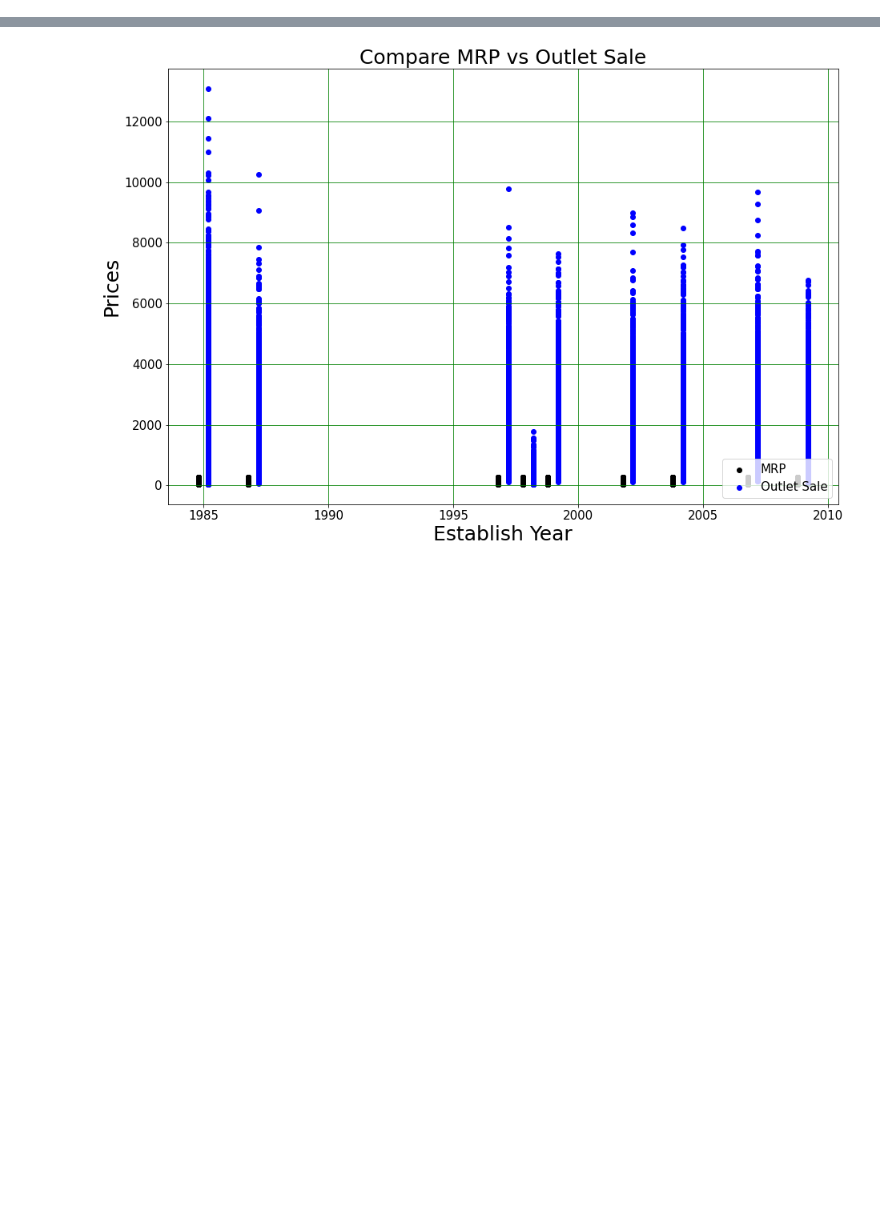
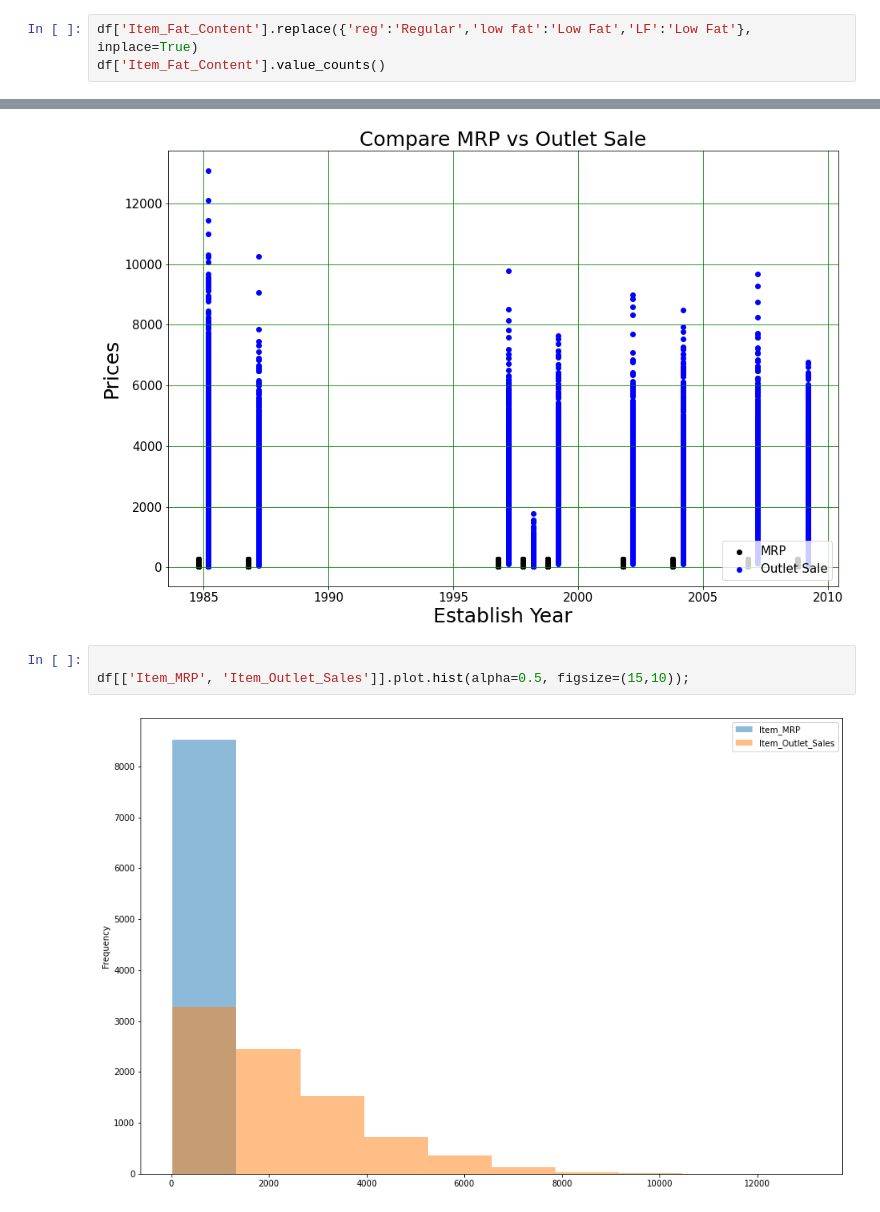
Before and after one commit to Walt1231/Sales_Predictions-, a Jupyter notebook: Sales_Predictions_part4.ipynb, the cells around one changed output, grey strips where cells are left out. Saved outputs shown, nothing was run; the diff lists cells and outputs as text; blank space fills up the shorter version.

```diff
--- a/Sales_Predictions_part4.ipynb
+++ b/Sales_Predictions_part4.ipynb
@@ -132,0 +141,3 @@ memory usage: 732.6+ KB
+# %%
+df['Item_Fat_Content'].replace({'reg':'Regular','low fat':'Low Fat','LF':'Low Fat'}, inplace=True)
+df['Item_Fat_Content'].value_counts()
@@ -201,3 +216,8 @@ plt.grid(c = 'g')
 plt.show()
 # %% [output]
 [figure]
+# %%
+
+df[['Item_MRP', 'Item_Outlet_Sales']].plot.hist(alpha=0.5, figsize=(15,10));
+# %% [output]
+[figure, added]
```
Also changed, not shown: parts of 3 cells of this notebook.
